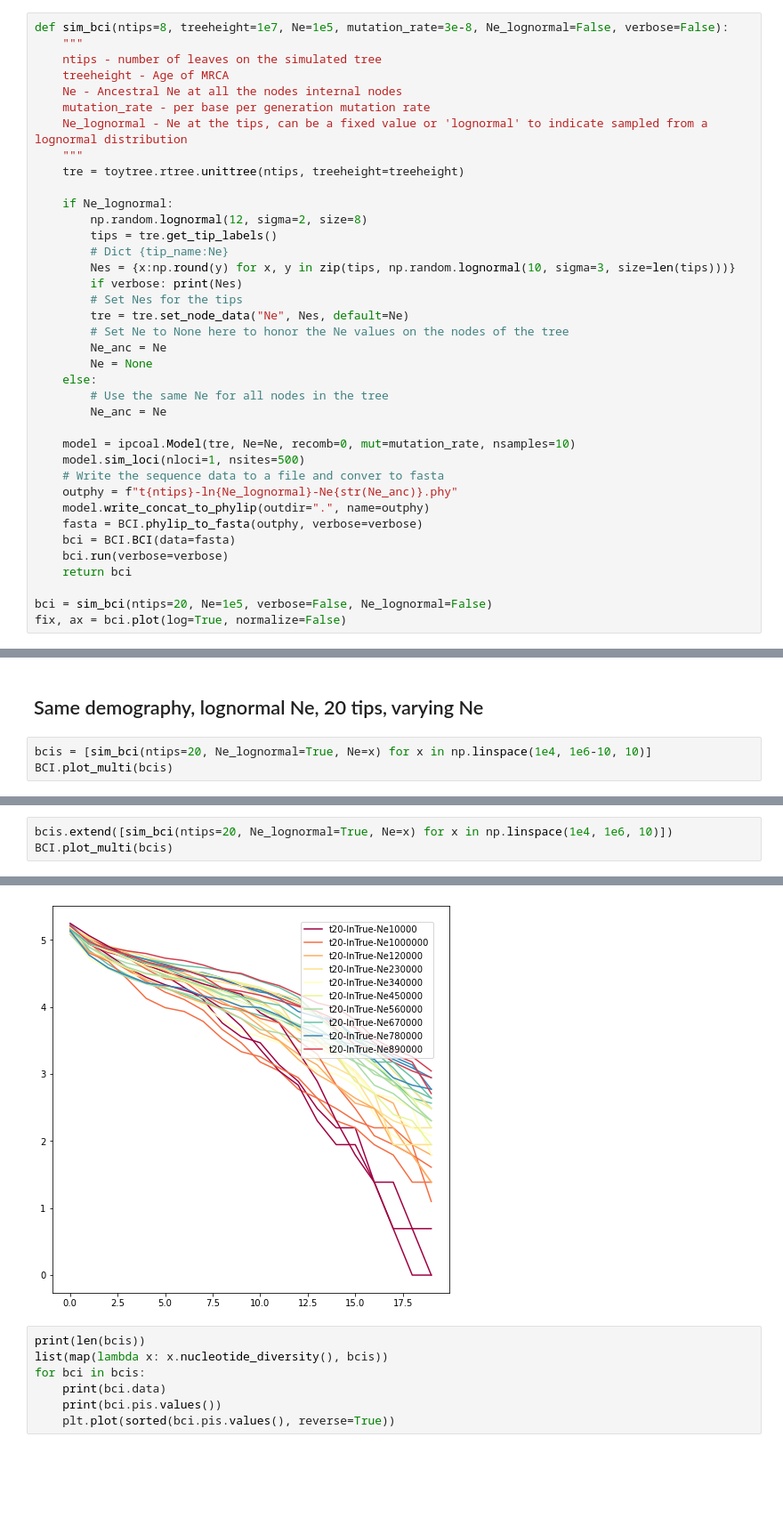
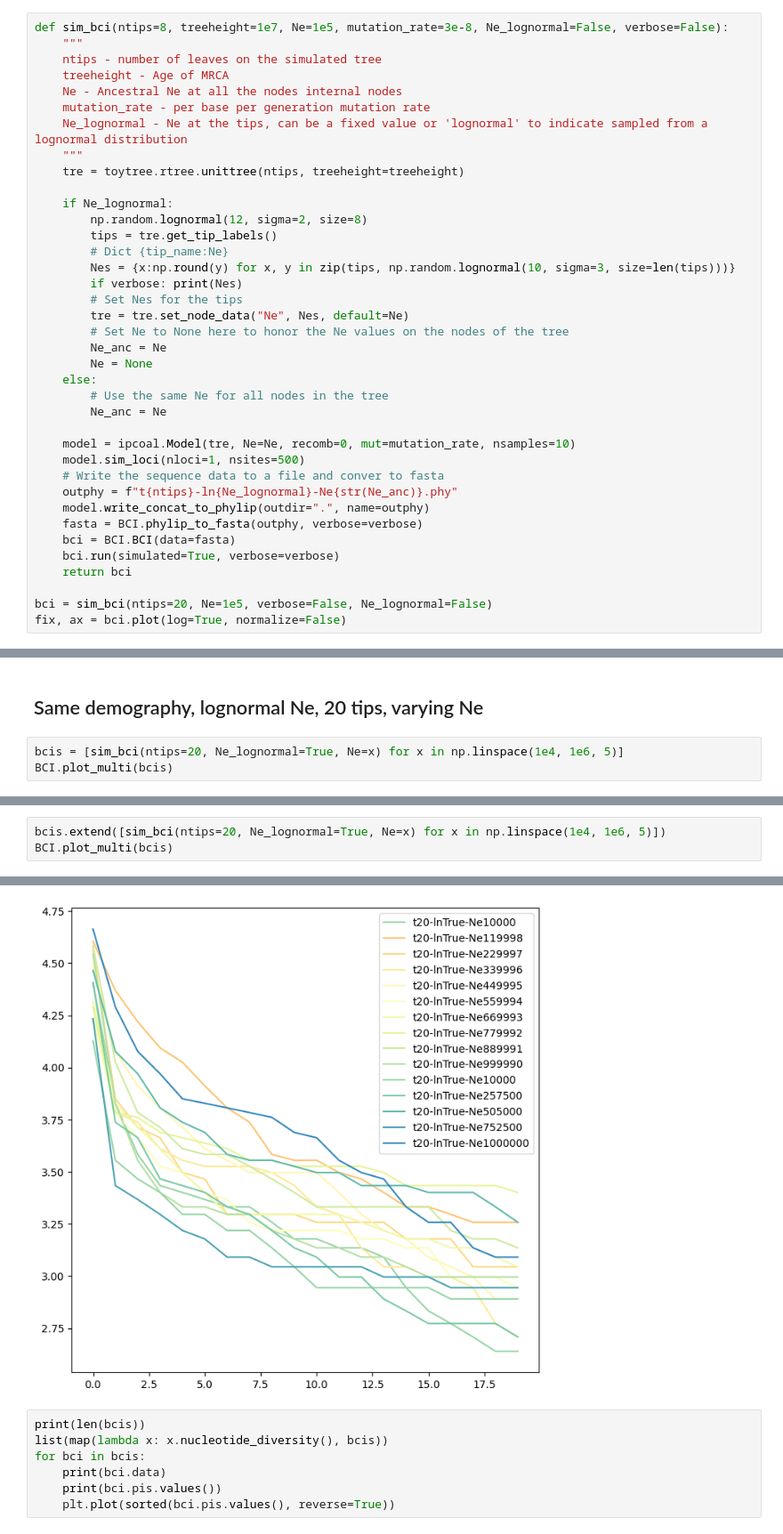
Before and after one commit to isaacovercast/IMEMEBA-BCI, a Jupyter notebook: jupyter-notebooks/IMEMEBA-Simulations.ipynb, the cells around one changed output, grey strips where cells are left out. Shown at 89% size. Cells and saved outputs as stored; diff of their text form; blank space fills up the shorter version.

```diff
--- a/jupyter-notebooks/IMEMEBA-Simulations.ipynb
+++ b/jupyter-notebooks/IMEMEBA-Simulations.ipynb
@@ -110,7 +130,7 @@ def sim_bci(ntips=8, treeheight=1e7, Ne=1e5, mutation_rate=3e-8, Ne_lognormal=Fa
     model.write_concat_to_phylip(outdir=".", name=outphy)
     fasta = BCI.phylip_to_fasta(outphy, verbose=verbose)
     bci = BCI.BCI(data=fasta)
-    bci.run(verbose=verbose)
+    bci.run(simulated=True, verbose=verbose)
     return bci
 
 bci = sim_bci(ntips=20, Ne=1e5, verbose=False, Ne_lognormal=False)
@@ -202,7 +222,7 @@ BCI.plot_multi(bcis, normalize=True)
 # %% [markdown]
 ## Same demography, lognormal Ne, 20 tips, varying Ne
 # %%
-bcis = [sim_bci(ntips=20, Ne_lognormal=True, Ne=x) for x in np.linspace(1e4, 1e6-10, 10)]
+bcis = [sim_bci(ntips=20, Ne_lognormal=True, Ne=x) for x in np.linspace(1e4, 1e6, 5)]
 BCI.plot_multi(bcis)
 # %% [output]
 wrote concat locus (200 x 500bp) to /home/isaac/proj/IMEMEBA-BCI/jupyter-notebooks/t20-lnTrue-Ne10000.0.phy
@@ -227,4 +242,4 @@ BCI.plot_multi(bcis, log=True, normalize=False)
 # %%
-bcis.extend([sim_bci(ntips=20, Ne_lognormal=True, Ne=x) for x in np.linspace(1e4, 1e6, 10)])
+bcis.extend([sim_bci(ntips=20, Ne_lognormal=True, Ne=x) for x in np.linspace(1e4, 1e6, 5)])
 BCI.plot_multi(bcis)
 # %% [output]
@@ -242,4 +252,4 @@ wrote concat locus (200 x 500bp) to /home/isaac/proj/IMEMEBA/t20-lnTrue-Ne100000
-[figure, old version]
+[figure, new version]
 # %%
 print(len(bcis))
 list(map(lambda x: x.nucleotide_diversity(), bcis))
```
Also changed, not shown: parts of 24 cells of this notebook.
